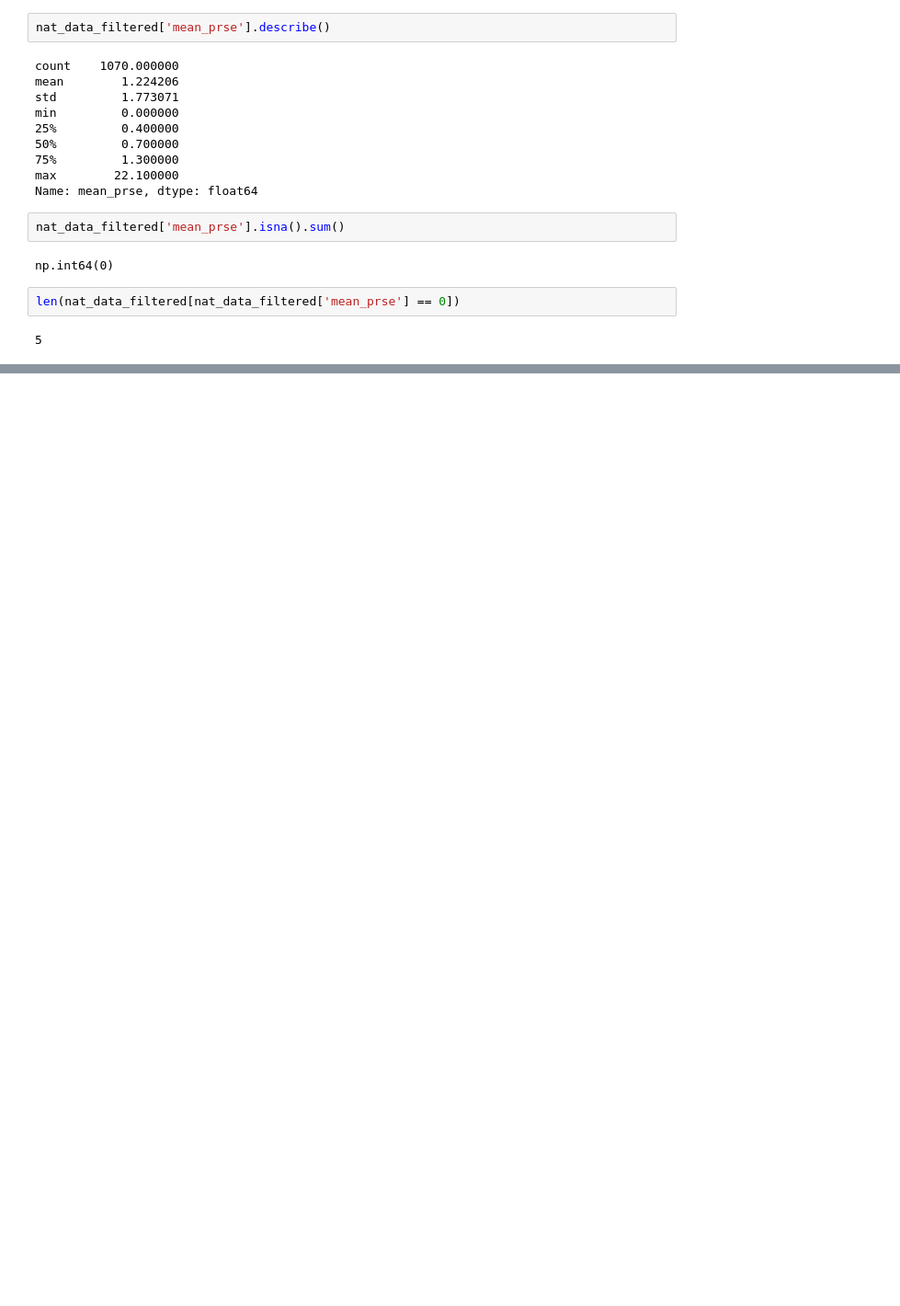
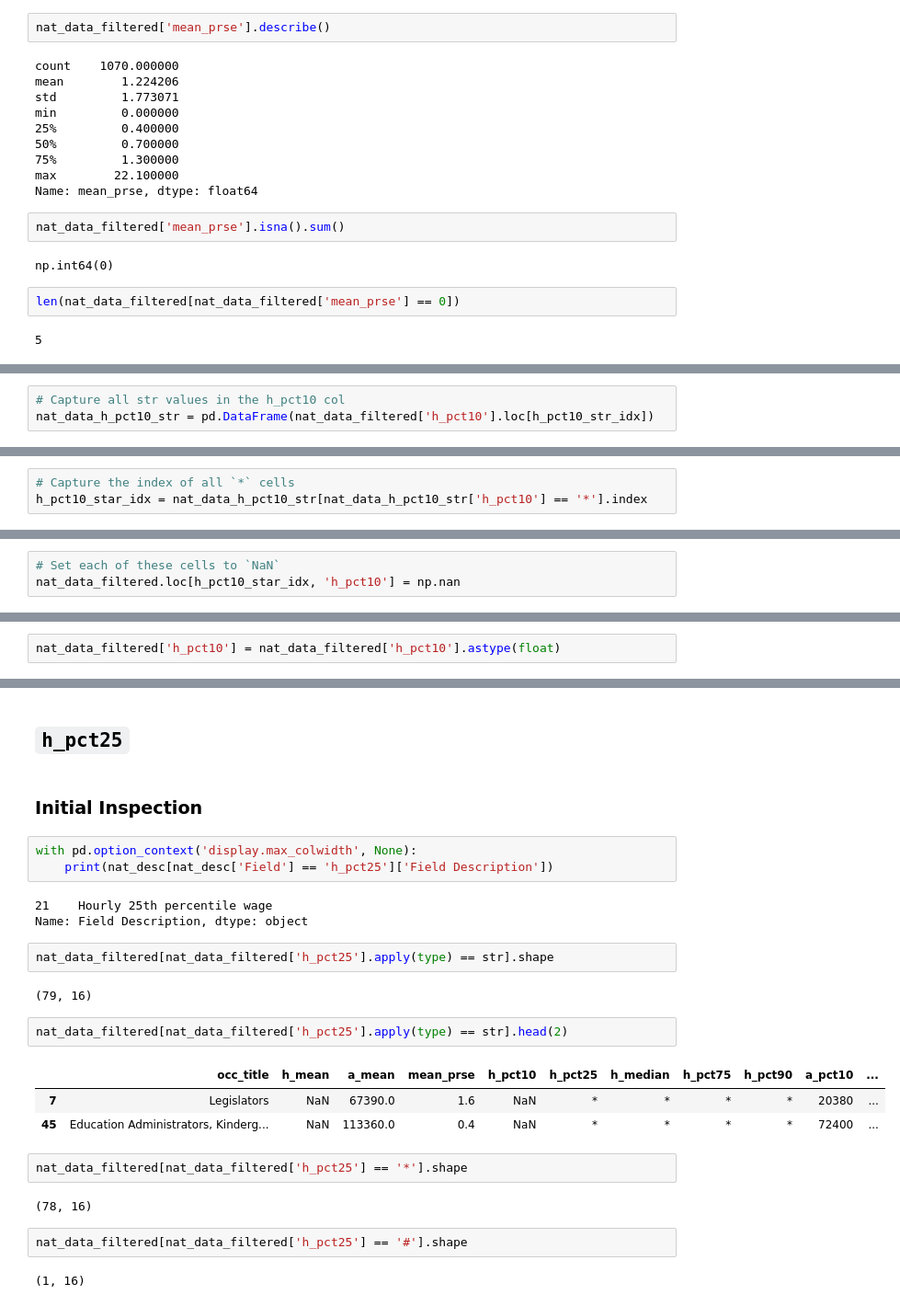
Before and after one commit to blue-santa/comparing-training-req-to-salary-exp, a Jupyter notebook: notebooks/02-data-wrangling/01-00-wrangling-train-reward-compare.ipynb, the cells around one changed output, grey strips where cells are left out. Shown at 92% size. Drawn from its saved outputs; the diff is of its cells as text; blank space fills up the shorter version.

```diff
--- a/notebooks/02-data-wrangling/01-00-wrangling-train-reward-compare.ipynb
+++ b/notebooks/02-data-wrangling/01-00-wrangling-train-reward-compare.ipynb
@@ -2590,0 +2632,3 @@ There is no need to alter this column further.
+# %%
+# Capture all str values in the h_pct10 col
+nat_data_h_pct10_str = pd.DataFrame(nat_data_filtered['h_pct10'].loc[h_pct10_str_idx])
@@ -2590,0 +2643,3 @@ There is no need to alter this column further.
+# %%
+# Capture the index of all `*` cells
+h_pct10_star_idx = nat_data_h_pct10_str[nat_data_h_pct10_str['h_pct10'] == '*'].index
@@ -2590,0 +2650,3 @@ There is no need to alter this column further.
+# %%
+# Set each of these cells to `NaN`
+nat_data_filtered.loc[h_pct10_star_idx, 'h_pct10'] = np.nan
@@ -2590,0 +2678,2 @@ There is no need to alter this column further.
+# %%
+nat_data_filtered['h_pct10'] = nat_data_filtered['h_pct10'].astype(float)
@@ -2590,0 +2726,28 @@ There is no need to alter this column further.
+# %% [markdown]
+## `h_pct25`
+# %% [markdown]
+### Initial Inspection
+# %%
+with pd.option_context('display.max_colwidth', None):
+    print(nat_desc[nat_desc['Field'] == 'h_pct25']['Field Description'])
+# %% [output]
+21    Hourly 25th percentile wage
+Name: Field Description, dtype: object
+# %%
+nat_data_filtered[nat_data_filtered['h_pct25'].apply(type) == str].shape
+# %% [output]
+(79, 16)
+# %%
+nat_data_filtered[nat_data_filtered['h_pct25'].apply(type) == str].head(2)
+# %% [output]
+|  | occ_title | h_mean | a_mean | mean_prse | h_pct10 | h_pct25 | h_median | h_pct75 | h_pct90 | a_pct10 | ... |
+| 7 | Legislators | NaN | 67390.0 | 1.6 | NaN | * | * | * | * | 20380 | ... |
+| 45 | Education Administrators, Kinderg... | NaN | 113360.0 | 0.4 | NaN | * | * | * | * | 72400 | ... |
+# %%
+nat_data_filtered[nat_data_filtered['h_pct25'] == '*'].shape
+# %% [output]
+(78, 16)
+# %%
+nat_data_filtered[nat_data_filtered['h_pct25'] == '#'].shape
+# %% [output]
+(1, 16)
```
Also changed, not shown: parts of 99 cells of this notebook.
